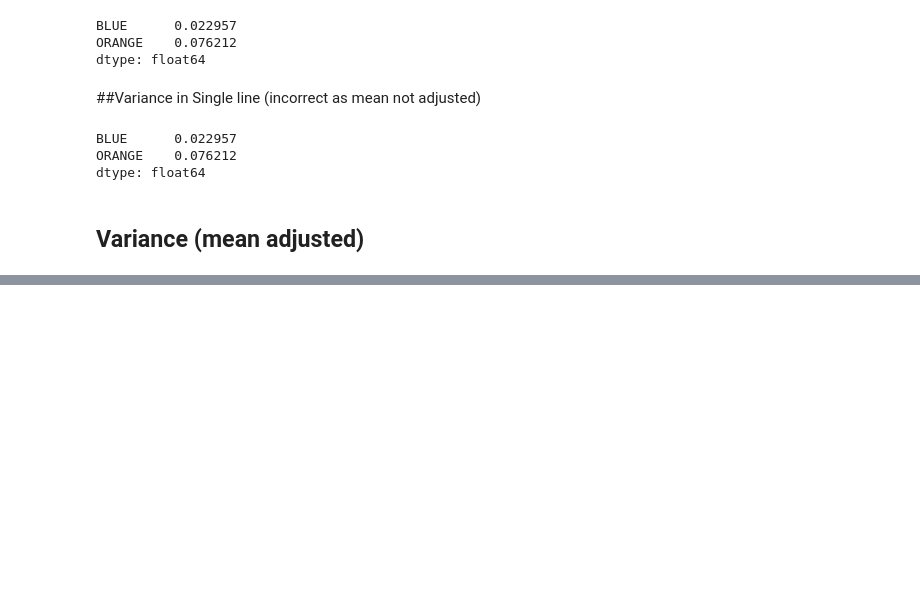
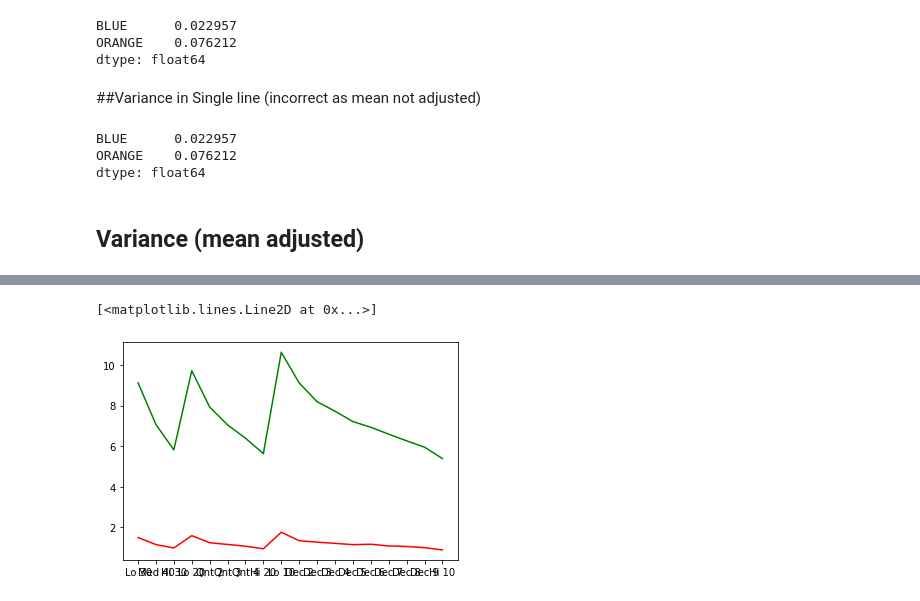
Before and after one commit to quarantinecoding/lockdownfinance, a Jupyter notebook: HG_lab_102.ipynb, the cells around one changed output, grey strips where cells are left out. Cells and saved outputs as stored; diff of their text form; code cells hidden in the pictures; blank space fills up the shorter version.

```diff
--- a/HG_lab_102.ipynb
+++ b/HG_lab_102.ipynb
@@ -41,0 +136,8 @@ dtype: float64
+# %%
+import matplotlib.pyplot as plt
+
+plt.plot(portfoliodata.mean()[1:],"red")
+plt.plot(portfolio_var[1:],"green")
+# %% [output]
+[<matplotlib.lines.Line2D at 0x...>]
+[figure, added]
```
Also changed, not shown: parts of 19 cells of this notebook.
